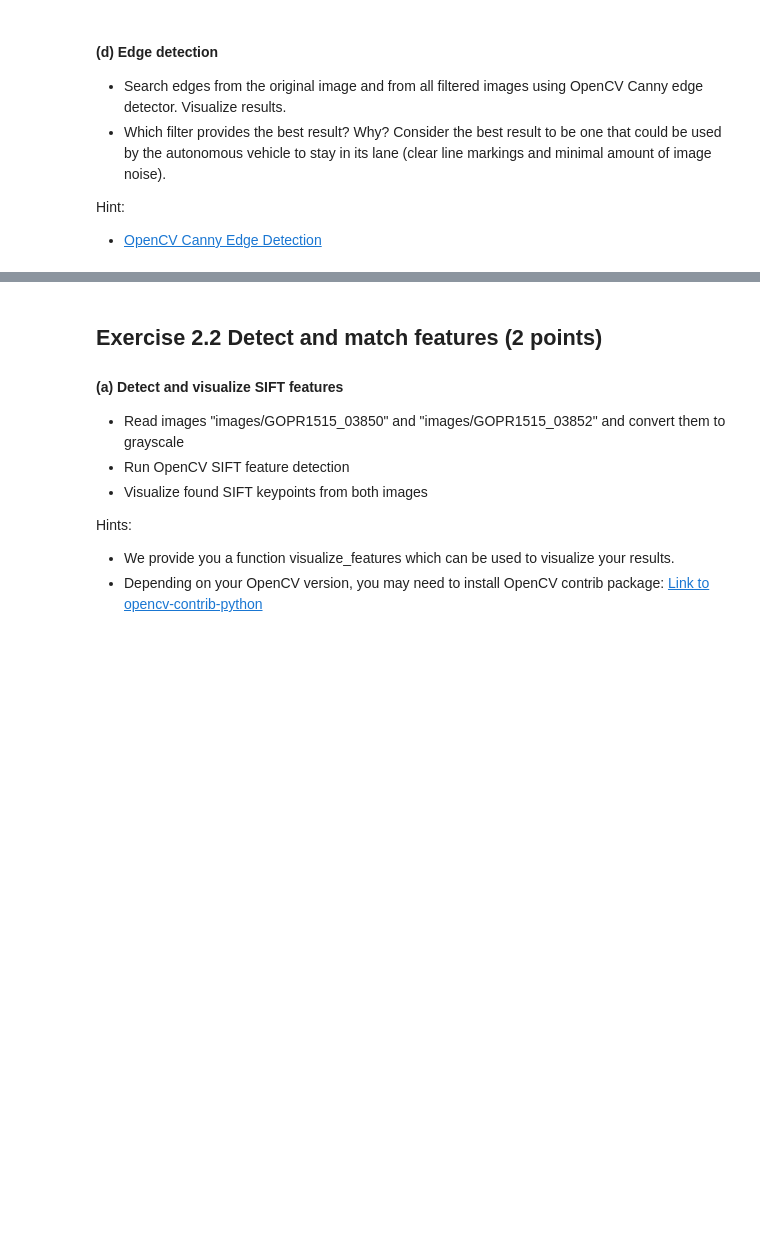
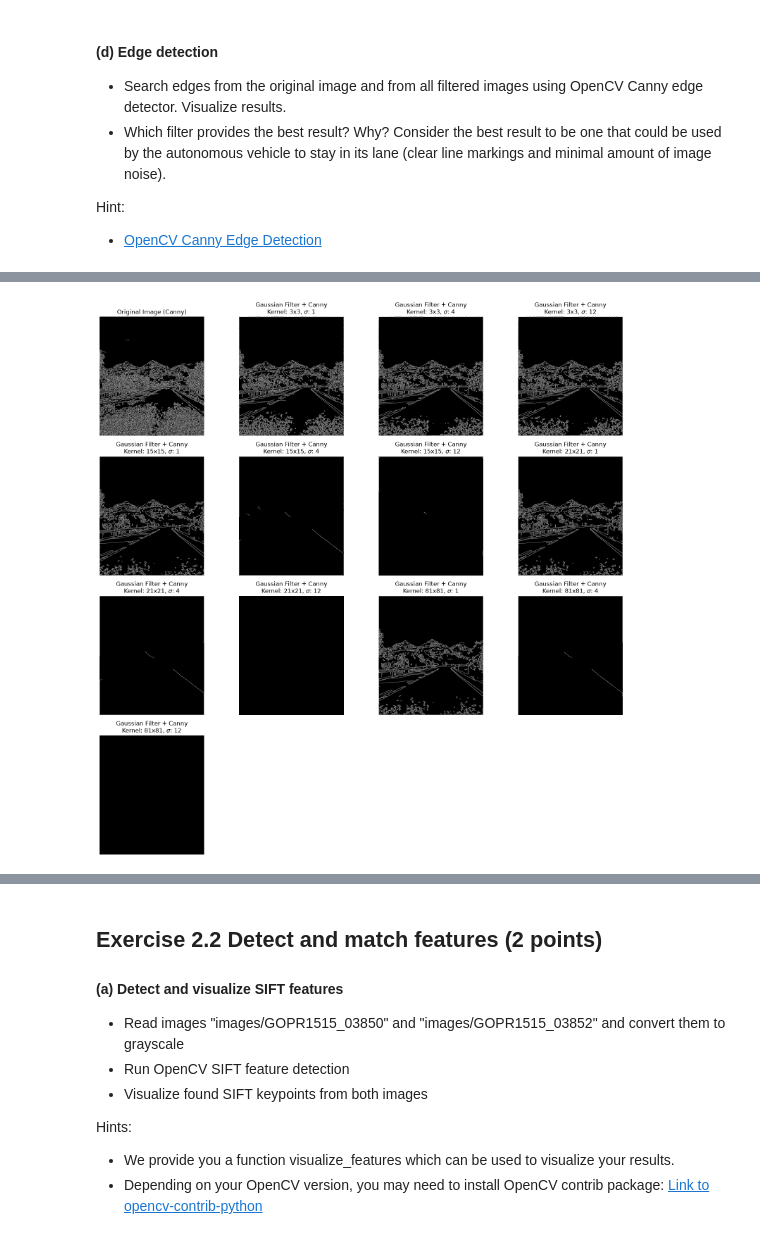
Before and after one commit to SepeZeus/compvis-exercises, a Jupyter notebook: CV-2026-exercises-02.ipynb, the cells around one changed output, grey strips where cells are left out. Cells and saved outputs as stored; diff of their text form; code cells hidden in the pictures; blank space fills up the shorter version.

```diff
--- a/CV-2026-exercises-02.ipynb
+++ b/CV-2026-exercises-02.ipynb
@@ -266,0 +342,5 @@ Hint:
+# %%
+#gaussian canny detect
+plot_canny_results(canny_gaussians, "Gaussian Filter + Canny")
+# %% [output]
+[figure, added]
```
Also changed, not shown: parts of 7 cells of this notebook.
